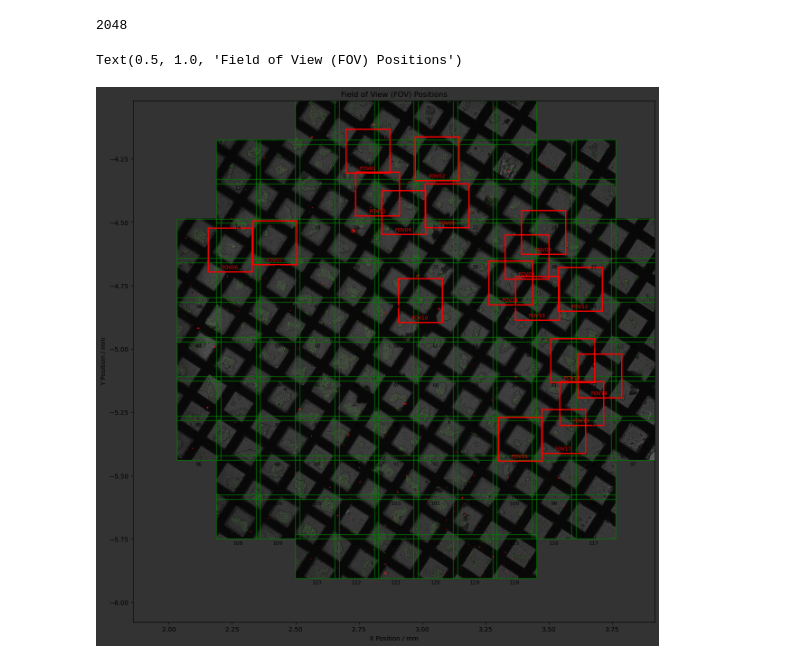
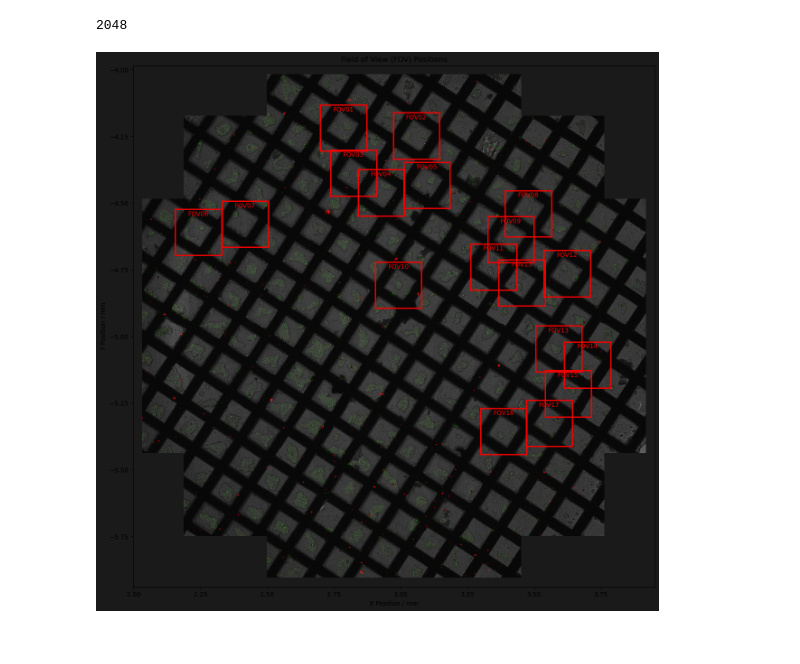
Before and after one commit to CraignRush/3D-correlation-deconvolution, a Jupyter notebook: FOV_testing.ipynb, the cells around one changed output. Cells and saved outputs as stored; diff of their text form; code cells hidden in the pictures.

Commit message:
Added a method to overlay the FOVs automatically to the mosaic overview

```diff
--- a/FOV_testing.ipynb
+++ b/FOV_testing.ipynb
@@ -24,66 +24,62 @@ ov.get_image(0,0).dims.x
 # %%
 def overlay_channels(lif_image, mosaic_num):
     img_size = (lif_image.dims.x, lif_image.dims.y)
-    for j in range(0,3):
-        for i in lif_image.get_iter_z(c=j, m=mosaic_num):
-            i = np.array(i)/255
-            if j == 0:
-                red_image = np.zeros((*img_size, 3))
-                red_image[:, :, 0] = i  # Assign the red channel
-            if j == 1:
-                green_image = np.zeros((*img_size, 3))
-                green_image[:, :, 1] = i # Assign the red channel
-            if j == 2:
-                grey_image = gray2rgb(i)
-            break
+    channels = [np.array(i)/255 for i in lif_image.get_iter_c(m=mosaic_num)]
+
+    red_image = np.zeros((*img_size, 3))
+    red_image[:, :, 0] = channels[0]  # Assign the red channel
+
+    green_image = np.zeros((*img_size, 3))
+    green_image[:, :, 1] = channels[1] # Assign the red channel
+
+    grey_image = gray2rgb(channels[2])
     tile = img_as_float(red_image + green_image + grey_image)
     tile = np.clip(tile, 0, 1)
     return tile
 
 #fig, ax = f.plot_FOVs()
-fig,ax = plt.subplots(figsize=(30,30))
+fig,ax = plt.subplots(figsize=(15,15))
 
 
 df = ov.get_mosaic_tiles(ov.tilescans[0][1])
 df['@PosX'], df['@PosY'] = df['@PosX']*1e3, -df['@PosY']*1e3
 
-# Plotting
+# FIXME get the resolution in class for overview as well
 scale = f.resolution[f.resolution['dimension_name'] == 'x']['length'][0] *1e3 # Example scale factor for the size of the rectangles
 
 lif_image = ov.get_image(0,0)
 
 # Add rectangles for each FOV
 for index, row in df.iterrows():
     #rect = patches.Rectangle((row['@PosX'], row['@PosY']), scale, scale, linewidth=1, edgecolor='g', facecolor='none')
     #ax.add_patch(rect)
     ax.imshow(overlay_channels(lif_image,index),extent=[row['@PosX'] , row['@PosX'] + scale, row['@PosY'],  row['@PosY'] + scale ], cmap='Greys')
     # Optionally add text labels
     #ax.text(row['@PosX'] + scale / 2, row['@PosY'] - scale*0.1, int(row['@FieldX']), ha='center', va='center',size=8)
 
 
 df2 = f.get_FOV_dict_coords()
 df2['X'] = df2['X']*1e3
 df2['Y'] = -df2['Y']*1e3
 
 scale = f.resolution[f.resolution['dimension_name'] == 'x']['length'][0] *1e3 # Example scale factor for the size of the rectangles
 
 # Add rectangles for each FOV
 for index, row in df2.iterrows():
     rect = patches.Rectangle((row['X'], row['Y']), scale, scale, linewidth=2, edgecolor='r', facecolor='none')
     ax.add_patch(rect)
     # Optionally add text labels
     ax.text(row['X'] + scale / 2, row['Y'] + scale*0.9, row['FOV_name'], ha='center', va='center',size=10, color='red')
 
 
-ax.set_xlim(df['@PosX'].min() - scale, df['@PosX'].max() + 2*scale)
-ax.set_ylim(df['@PosY'].min() - scale, df['@PosY'].max() + 2*scale)
+ax.set_xlim(df['@PosX'].min() - scale*0.2, df['@PosX'].max() + 1.2*scale)
+ax.set_ylim(df['@PosY'].min() - scale*0.2, df['@PosY'].max() + 1.2*scale)
 ax.set_xlabel('X Position / mm')
 ax.set_ylabel('Y Position / mm')
-ax.set_facecolor((0.2, 0.2, 0.2))
-fig.set_facecolor((0.2, 0.2, 0.2))
+ax.set_facecolor((0.1, 0.1, 0.1))
+fig.set_facecolor((0.1, 0.1, 0.1))
 ax.set_title('Field of View (FOV) Positions')
 
 fig.savefig('FOV_overlay.png',dpi=300)
 # %% [output]
-Text(0.5, 1.0, 'Field of View (FOV) Positions')
-[figure, old version]
+[figure, new version]
```
